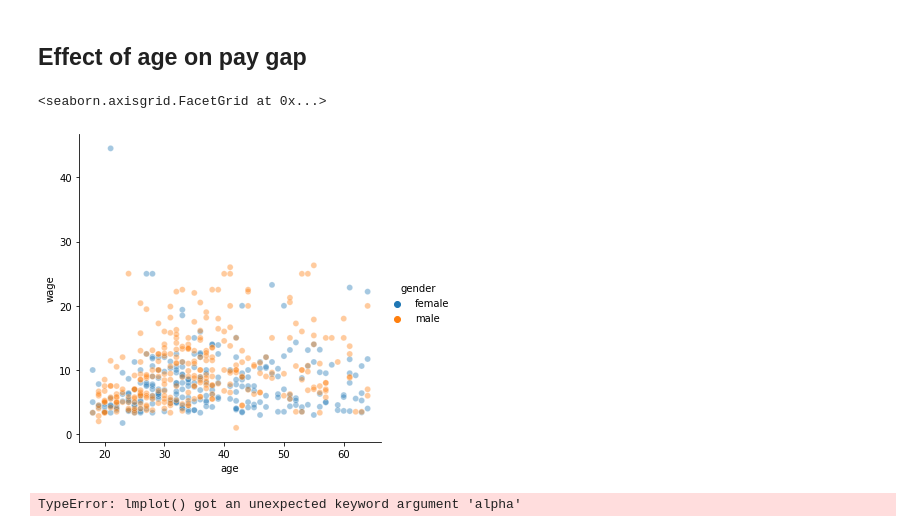
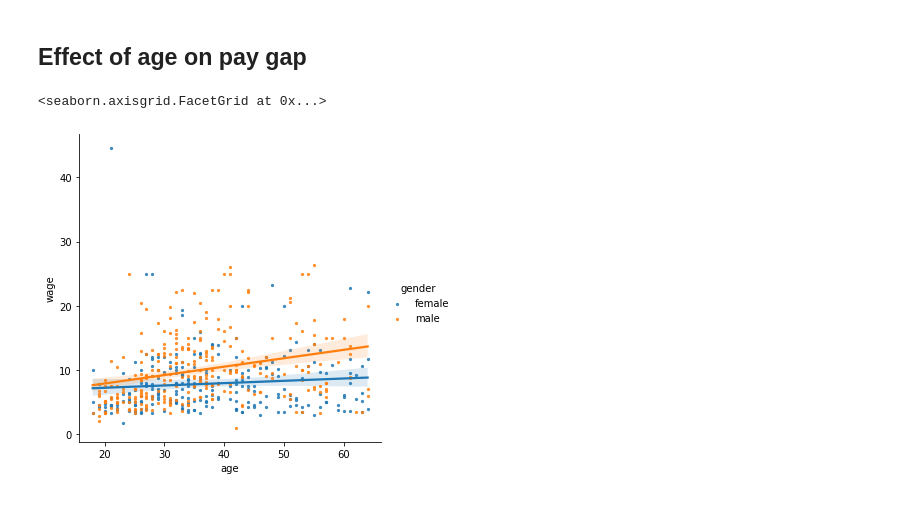
Before and after one commit to kzapalac/PythonTutorials, a Jupyter notebook: project2/project2report.ipynb, the cells around one changed output. Drawn from its saved outputs; the diff is of its cells as text; code cells hidden in the pictures.

```diff
--- a/project2/project2report.ipynb
+++ b/project2/project2report.ipynb
@@ -78,11 +68,7 @@ sns.lmplot(data=md, x='education', y='wage', hue='gender', alpha=0.3)
 # %% [markdown]
 ## Effect of age on pay gap
-# %%
-sns.relplot(data=md, x='age', y='wage', hue='gender', alpha=0.4)
-# %% [output]
-<seaborn.axisgrid.FacetGrid at 0x...>
-[figure, removed]
 # %%
-sns.lmplot(data=md, x='age', y='wage', hue='gender', alpha=0.3)
+sns.lmplot(data=md, x='age', y='wage', hue='gender', scatter_kws = {"s" : 5})
 # %% [output]
-TypeError: lmplot() got an unexpected keyword argument 'alpha'
+<seaborn.axisgrid.FacetGrid at 0x...>
+[figure, added]
```
Also changed, not shown: parts of 4 cells of this notebook.
